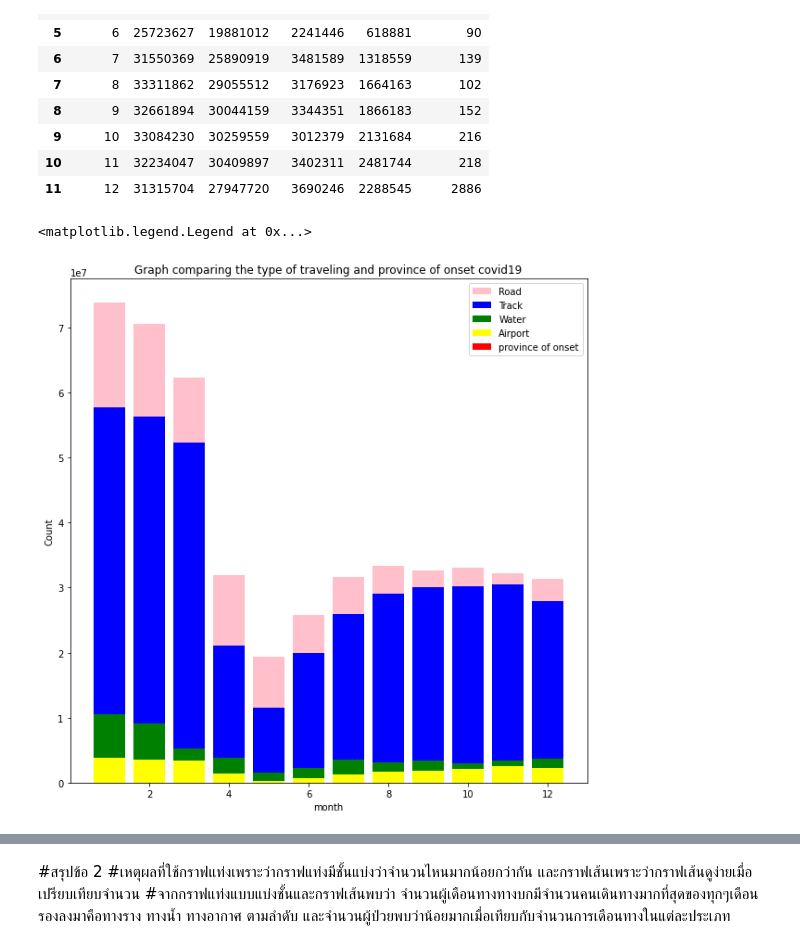
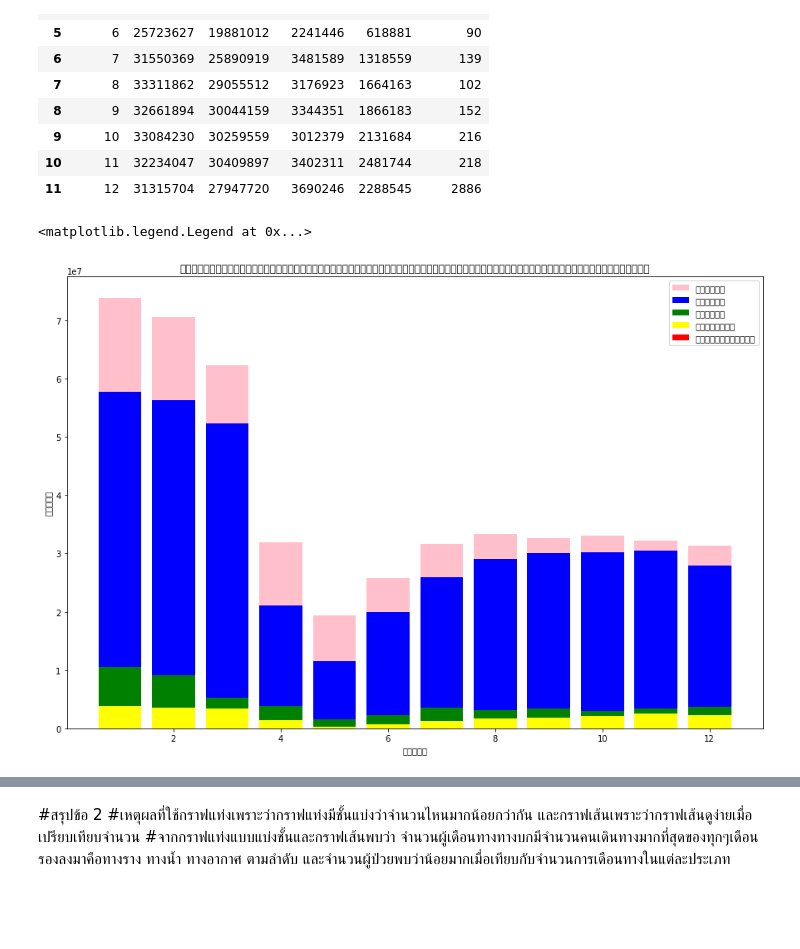
Before and after one commit to ikarosgn/data_viz, a Jupyter notebook: visualization_final_exam.ipynb, the cells around one changed output, grey strips where cells are left out. Cells and saved outputs as stored; diff of their text form; code cells hidden in the pictures; blank space fills up the shorter version.

```diff
--- a/visualization_final_exam.ipynb
+++ b/visualization_final_exam.ipynb
@@ -349,9 +349,4 @@ re1
 | 10 | 11 | 218 | 68527999 |
 | 11 | 12 | 2886 | 65242215 |
 # %%
-!wget https://github.com/Phonbopit/sarabun-webfont/raw/master/fonts/thsarabunnew-webfont.ttf
-# !pip install -U --pre matplotlib
-import matplotlib as mpl
-mpl.font_manager.fontManager.addfont('thsarabunnew-webfont.ttf') # 3.2+
-from plotnine import *
-theme_set(theme_gray(11, 'TH Sarabun New'))
+!wget -q https://github.com/Phonbopit/sarabun-webfont/raw/master/fonts/thsarabunnew-webfont.ttf
@@ -377,2 +353,6 @@ import matplotlib
+# %%
+import matplotlib as mpl
+mpl.font_manager.fontManager.addfont('thsarabunnew-webfont.ttf')
+mpl.rc('font', family='TH Sarabun New')
 # %%
 plt.figure(figsize=(15, 10))
@@ -583,18 +563,18 @@ ts5
 | 10 | 11 | 32234047 | 30409897 | 3402311 | 2481744 | 218 |
 | 11 | 12 | 31315704 | 27947720 | 3690246 | 2288545 | 2886 |
 # %%
-plt.figure(figsize=(10, 10))
-plt.bar(ts5['month'],ts5['ทางถนน'],color = 'pink',label = 'Road')
-plt.bar(ts5['month'],ts5['ทางราง'],color ='blue',label = 'Track')
-plt.bar(ts5['month'],ts5['ทางน้ำ'],color ='green',label = 'Water')
-plt.bar(ts5['month'],ts5['ทางอากาศ'],color ='yellow',label = 'Airport')
-plt.bar(ts5['month'],ts5['จำนวนผู้ป่วย'],color ='red',label = 'province of onset')
-plt.xlabel("month")
-plt.ylabel("Count")
-plt.title('Graph comparing the type of traveling and province of onset covid19')
+plt.figure(figsize=(15, 10))
+plt.bar(ts5['month'],ts5['ทางถนน'],color = 'pink',label = 'ทางถนน')
+plt.bar(ts5['month'],ts5['ทางราง'],color ='blue',label = 'ทางราง')
+plt.bar(ts5['month'],ts5['ทางน้ำ'],color ='green',label = 'ทางน้ำ')
+plt.bar(ts5['month'],ts5['ทางอากาศ'],color ='yellow',label = 'ทางอากาศ')
+plt.bar(ts5['month'],ts5['จำนวนผู้ป่วย'],color ='red',label = 'จำนวนผู้ป่วย')
+plt.xlabel("เดือน")
+plt.ylabel("จำนวน")
+plt.title('กราฟเปรียบเทียบวิธีการเดินทางของคนเป็นรายเดือนเทียบกับจำนวนผู้ป่วยในเดือนนั้นๆ')
 plt.legend()
 # %% [output]
 <matplotlib.legend.Legend at 0x...>
-[figure, old version]
+[figure, new version]
 # %%
 plt.figure(figsize=(15, 10))
```
Also changed, not shown: parts of 8 cells of this notebook.
